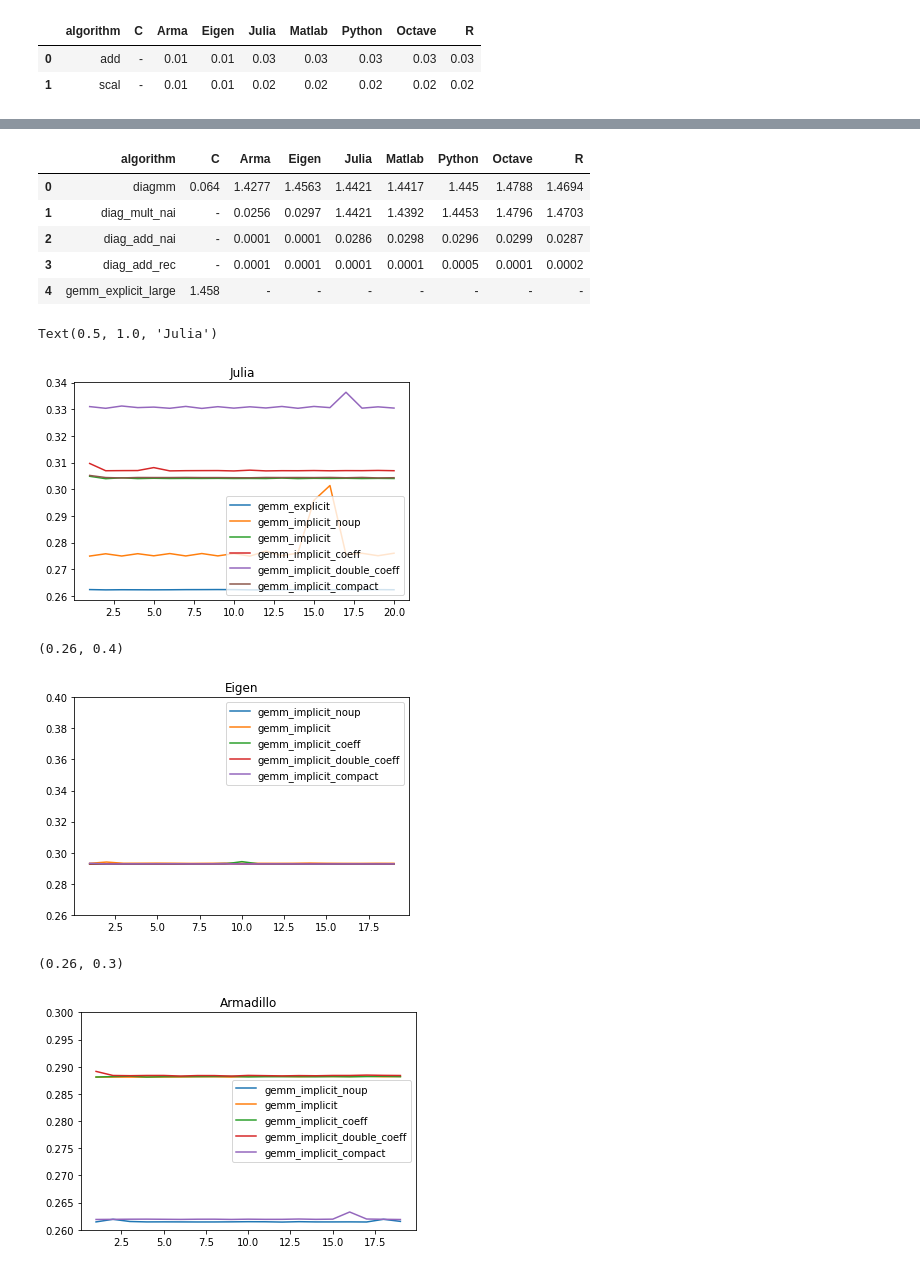
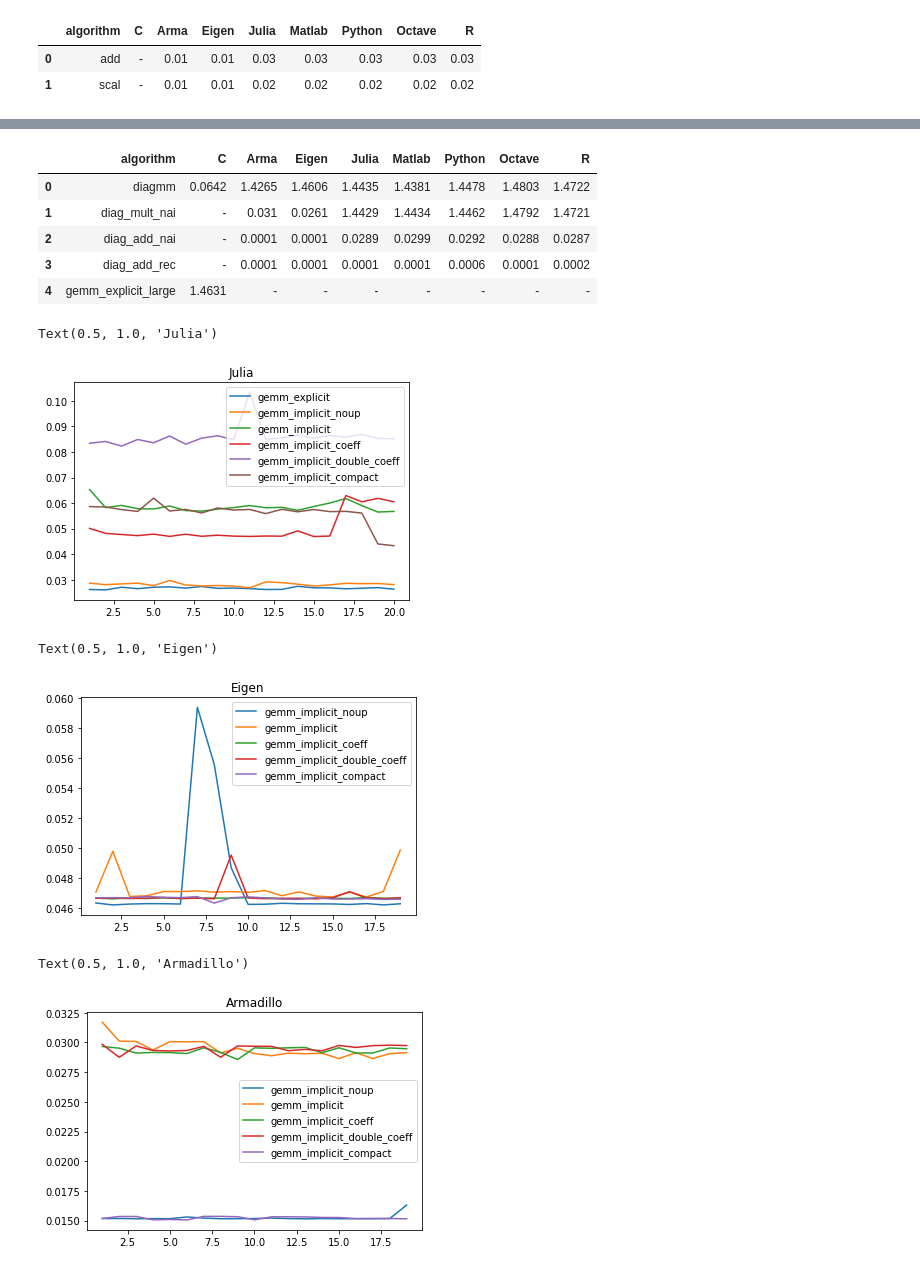
Before and after one commit to HPAC/LAMP_benchmark, a Jupyter notebook: scripts/process_data.ipynb, the cells around one changed output, grey strips where cells are left out. Cells and saved outputs as stored; diff of their text form; code cells hidden in the pictures.

```diff
--- a/scripts/process_data.ipynb
+++ b/scripts/process_data.ipynb
@@ -40,14 +40,15 @@ def calculate_ci(df):
 
     return df
 # %%
-df_m = pd.read_csv('../results/matlab.txt', delimiter='\t')
-df_j = pd.read_csv('../results/julia.txt', delimiter=';')
-df_c = pd.read_csv('../results/c.txt', delimiter=';')
-df_cppa = pd.read_csv('../results/armadillo.txt', delimiter=';')
-df_cppe = pd.read_csv('../results/eigen.txt', delimiter=';')
-df_py = pd.read_csv('../results/python.txt', delimiter=';')
-df_r = pd.read_csv('../results/R.txt', delimiter=';')
-df_o = pd.read_csv('../results/octave.txt', delimiter=';')
+threads = 1
+df_m = pd.read_csv('../results/matlab_{}.txt'.format(threads), delimiter='\t')
+df_j = pd.read_csv('../results/julia_{}.txt'.format(threads), delimiter=';')
+df_c = pd.read_csv('../results/c_{}.txt'.format(threads), delimiter=';')
+df_cppa = pd.read_csv('../results/armadillo_{}.txt'.format(threads), delimiter=';')
+df_cppe = pd.read_csv('../results/eigen_{}.txt'.format(threads), delimiter=';')
+df_py = pd.read_csv('../results/python_{}.txt'.format(threads), delimiter=';')
+df_r = pd.read_csv('../results/R_{}.txt'.format(threads), delimiter=';')
+df_o = pd.read_csv('../results/octave_{}.txt'.format(threads), delimiter=';')
 # df_temp['algorithm'] = df_temp['algorithm'].apply(lambda x: x.split('_')[0]+'_implicit')
 # df_c = df_c.append(df_temp, ignore_index=True)
 
@@ -67,12 +68,12 @@ df_merged = df_merged.reindex(columns=['algorithm', 'C', 'Arma', 'Eigen', 'Julia
 # df_merged
 # df_merged.sort_values('algorithm').reset_index(drop=True)
 # %%
-df_j_t = pd.read_csv('../results/julia_timings.txt', delimiter=';', header=None)
-df_m_t = pd.read_csv('../results/matlab_timings.txt', delimiter='\t', header=None, skiprows=1)
-df_cppa_t = pd.read_csv('../results/armadillo_timings.txt', delimiter=';', header=None)
-df_cppe_t = pd.read_csv('../results/eigen_timings.txt', delimiter=';', header=None)
-df_py_t = pd.read_csv('../results/python_timings.txt', delimiter=';', header=None)
-df_r_t = pd.read_csv('../results/R_timings.txt', delimiter=';', header=None)
+df_j_t = pd.read_csv('../results/julia_{}_timings.txt'.format(threads), delimiter=';', header=None)
+df_m_t = pd.read_csv('../results/matlab_{}_timings.txt'.format(threads), delimiter='\t', header=None, skiprows=1)
+df_cppa_t = pd.read_csv('../results/armadillo_{}_timings.txt'.format(threads), delimiter=';', header=None)
+df_cppe_t = pd.read_csv('../results/eigen_{}_timings.txt'.format(threads), delimiter=';', header=None)
+df_py_t = pd.read_csv('../results/python_{}_timings.txt'.format(threads), delimiter=';', header=None)
+df_r_t = pd.read_csv('../results/R_{}_timings.txt'.format(threads), delimiter=';', header=None)
 # print(df_merged.reset_index(drop=True).replace(np.NaN, '-'))
 # %%
 keywords = ['solve_spd', 'solve_sym', 'solve_tri', 'solve_dia']
@@ -191,11 +192,11 @@ keywords = ['diagmm', 'diag_add_nai', 'diag_add_rec', 'diag_mult_nai', 'gemm_exp
 df_merged[df_merged['algorithm'].isin(keywords)].round(4).reset_index(drop=True).replace(np.NaN, '-')
 # %% [output]
 |  | algorithm | C | Arma | Eigen | Julia | Matlab | Python | Octave | R |
-| 0 | diagmm | 0.064 | 1.4277 | 1.4563 | 1.4421 | 1.4417 | 1.445 | 1.4788 | 1.4694 |
-| 1 | diag_mult_nai | - | 0.0256 | 0.0297 | 1.4421 | 1.4392 | 1.4453 | 1.4796 | 1.4703 |
-| 2 | diag_add_nai | - | 0.0001 | 0.0001 | 0.0286 | 0.0298 | 0.0296 | 0.0299 | 0.0287 |
-| 3 | diag_add_rec | - | 0.0001 | 0.0001 | 0.0001 | 0.0001 | 0.0005 | 0.0001 | 0.0002 |
-| 4 | gemm_explicit_large | 1.458 | - | - | - | - | - | - | - |
+| 0 | diagmm | 0.0642 | 1.4265 | 1.4606 | 1.4435 | 1.4381 | 1.4478 | 1.4803 | 1.4722 |
+| 1 | diag_mult_nai | - | 0.031 | 0.0261 | 1.4429 | 1.4434 | 1.4462 | 1.4792 | 1.4721 |
+| 2 | diag_add_nai | - | 0.0001 | 0.0001 | 0.0289 | 0.0299 | 0.0292 | 0.0288 | 0.0287 |
+| 3 | diag_add_rec | - | 0.0001 | 0.0001 | 0.0001 | 0.0001 | 0.0006 | 0.0001 | 0.0002 |
+| 4 | gemm_explicit_large | 1.4631 | - | - | - | - | - | - | - |
 # %%
 # dataframes = [df_j_t, df_m_t, df_cppa_t, df_cppe_t, df_py_t, df_r_t]
 # for i, d in enumerate(dataframes):
@@ -218,7 +219,7 @@ ax.legend(keywords)
 ax.set_title('Julia')
 # %% [output]
 Text(0.5, 1.0, 'Julia')
-[figure, old version]
+[figure, new version]
 # %%
 fig, ax = plt.subplots()
 cols_to_use = [i for i in range(1, 20)]
@@ -227,22 +228,22 @@ for key in keywords:
     df_cppe_t[df_cppe_t[0] == key].loc[:, cols_to_use].transpose().plot(ax=ax)
 ax.legend(keywords)
 ax.set_title('Eigen')
-ax.set_ylim([0.26, 0.40])
+# ax.set_ylim([0.26, 0.40])
 # %% [output]
-(0.26, 0.4)
+Text(0.5, 1.0, 'Eigen')
-[figure, old version]
+[figure, new version]
 # %%
 fig, ax = plt.subplots()
 cols_to_use = [i for i in range(1, 20)]
 keywords = ['gemm_implicit_noup', 'gemm_implicit', 'gemm_implicit_coeff', 'gemm_implicit_double_coeff', 'gemm_implicit_compact']
 for key in keywords:
     df_cppa_t[df_cppa_t[0] == key].loc[:, cols_to_use].transpose().plot(ax=ax)
 ax.legend(keywords)
 ax.set_title('Armadillo')
-ax.set_ylim([0.26, 0.30])
+# ax.set_ylim([0.26, 0.30])
 # %% [output]
-(0.26, 0.3)
+Text(0.5, 1.0, 'Armadillo')
-[figure, old version]
+[figure, new version]
 # %%
 fig, ax = plt.subplots()
 cols_to_use = [i for i in range(1, 20)]
```
Also changed, not shown: parts of 14 cells of this notebook.
